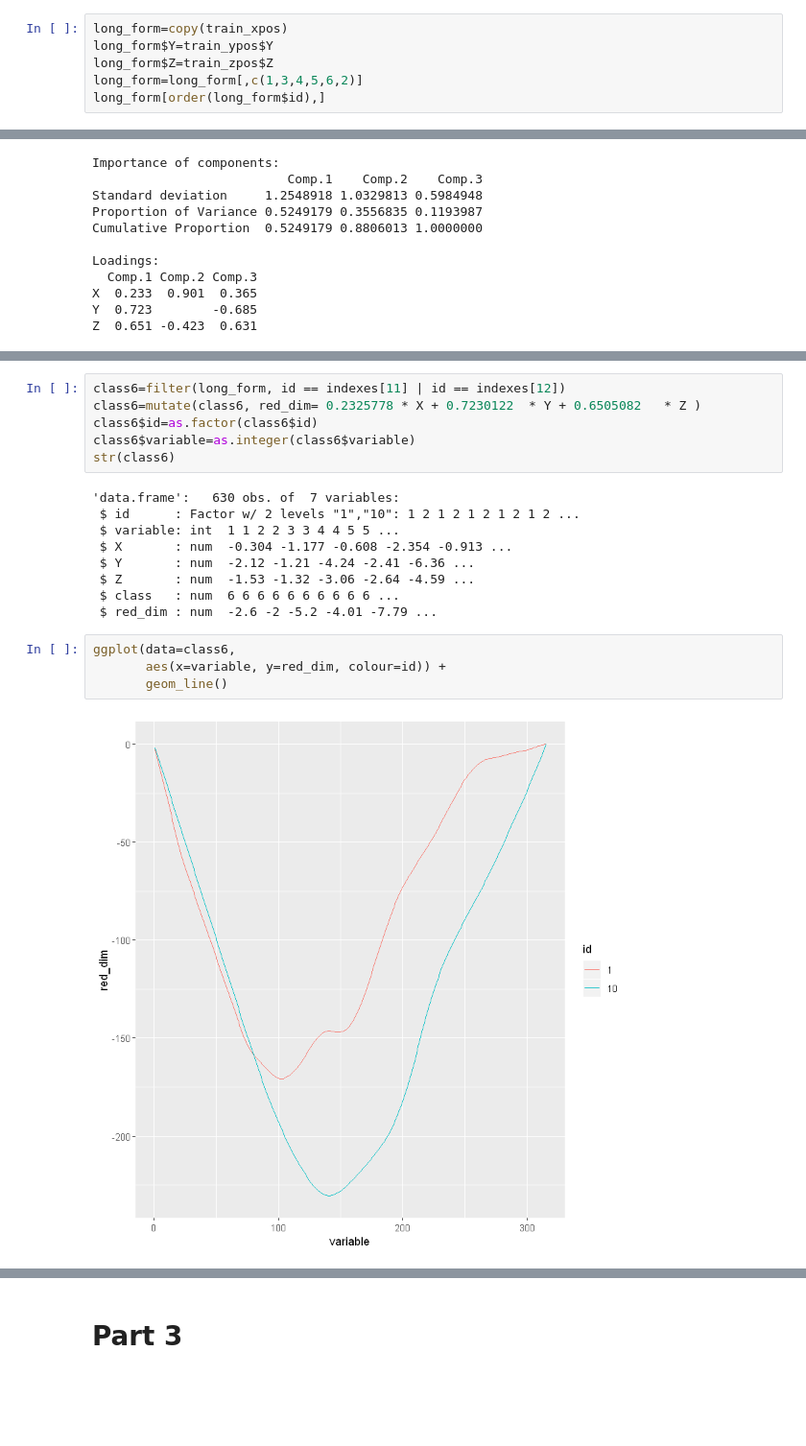
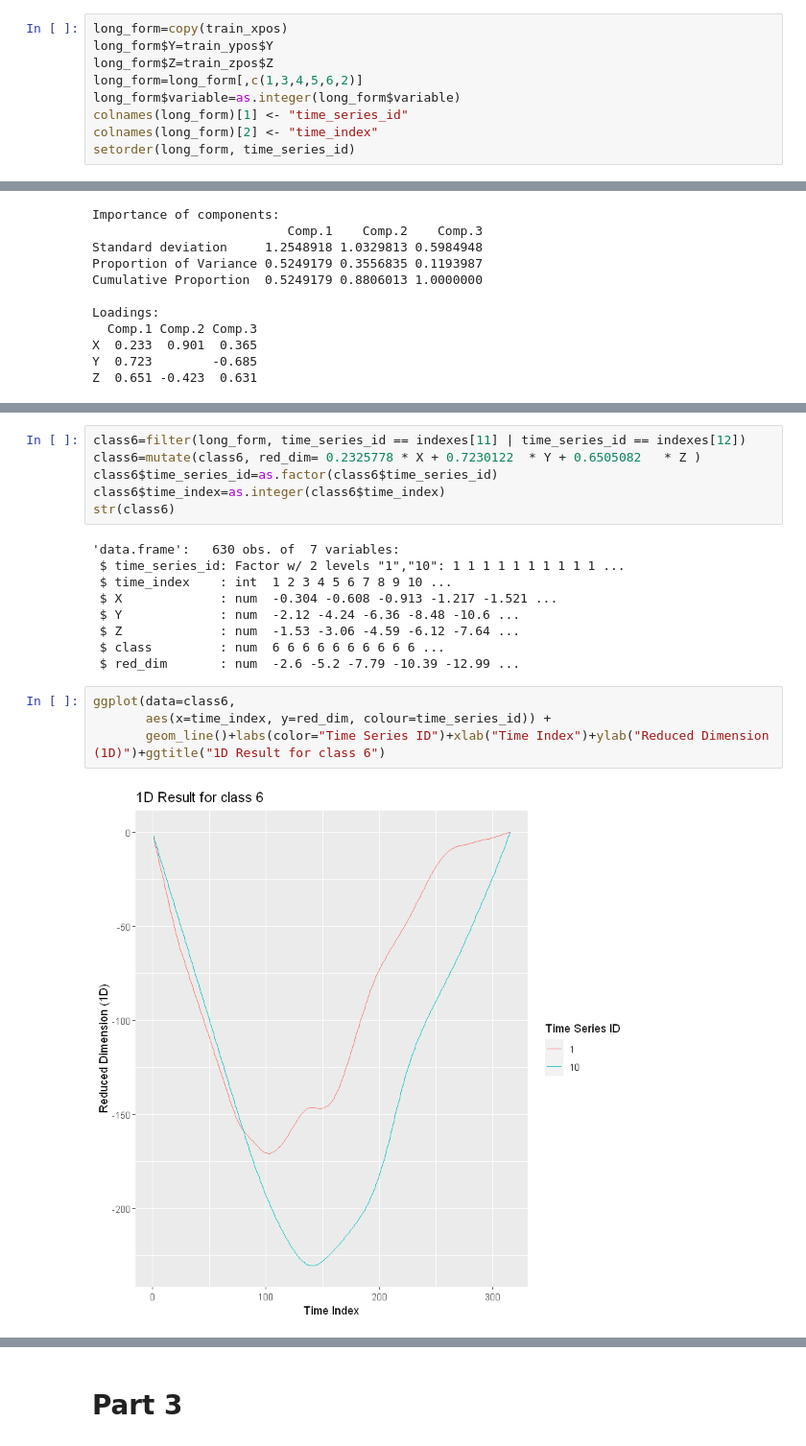
Before and after one commit to BU-IE-582/fall20-mbahadir, a Jupyter notebook: Homework2/Homework_2.ipynb, the cells around one changed output, grey strips where cells are left out. Shown at 96% size. Cells and saved outputs as stored; diff of their text form; blank space fills up the shorter version.

```diff
--- a/Homework2/Homework_2.ipynb
+++ b/Homework2/Homework_2.ipynb
@@ -202,4 +195,7 @@ long_form=copy(train_xpos)
 long_form$Y=train_ypos$Y
 long_form$Z=train_zpos$Z
 long_form=long_form[,c(1,3,4,5,6,2)]
-long_form[order(long_form$id),]
+long_form$variable=as.integer(long_form$variable)
+colnames(long_form)[1] <- "time_series_id"
+colnames(long_form)[2] <- "time_index"
+setorder(long_form, time_series_id)
@@ -362,22 +360,22 @@ ggplot(data=class5,
 # %%
-class6=filter(long_form, id == indexes[11] | id == indexes[12])
+class6=filter(long_form, time_series_id == indexes[11] | time_series_id == indexes[12])
 class6=mutate(class6, red_dim= 0.2325778 * X + 0.7230122  * Y + 0.6505082   * Z )
-class6$id=as.factor(class6$id)
-class6$variable=as.integer(class6$variable)
+class6$time_series_id=as.factor(class6$time_series_id)
+class6$time_index=as.integer(class6$time_index)
 str(class6)
 # %% [output]
 'data.frame':   630 obs. of  7 variables:
- $ id      : Factor w/ 2 levels "1","10": 1 2 1 2 1 2 1 2 1 2 ...
- $ variable: int  1 1 2 2 3 3 4 4 5 5 ...
- $ X       : num  -0.304 -1.177 -0.608 -2.354 -0.913 ...
- $ Y       : num  -2.12 -1.21 -4.24 -2.41 -6.36 ...
- $ Z       : num  -1.53 -1.32 -3.06 -2.64 -4.59 ...
- $ class   : num  6 6 6 6 6 6 6 6 6 6 ...
- $ red_dim : num  -2.6 -2 -5.2 -4.01 -7.79 ...
+ $ time_series_id: Factor w/ 2 levels "1","10": 1 1 1 1 1 1 1 1 1 1 ...
+ $ time_index    : int  1 2 3 4 5 6 7 8 9 10 ...
+ $ X             : num  -0.304 -0.608 -0.913 -1.217 -1.521 ...
+ $ Y             : num  -2.12 -4.24 -6.36 -8.48 -10.6 ...
+ $ Z             : num  -1.53 -3.06 -4.59 -6.12 -7.64 ...
+ $ class         : num  6 6 6 6 6 6 6 6 6 6 ...
+ $ red_dim       : num  -2.6 -5.2 -7.79 -10.39 -12.99 ...
 # %%
 ggplot(data=class6,
-       aes(x=variable, y=red_dim, colour=id)) +
-       geom_line()
+       aes(x=time_index, y=red_dim, colour=time_series_id)) +
+       geom_line()+labs(color="Time Series ID")+xlab("Time Index")+ylab("Reduced Dimension (1D)")+ggtitle("1D Result for class 6")
 # %% [output]
-[figure, old version]
+[figure, new version]
 # %%
```
Also changed, not shown: parts of 48 cells of this notebook.
